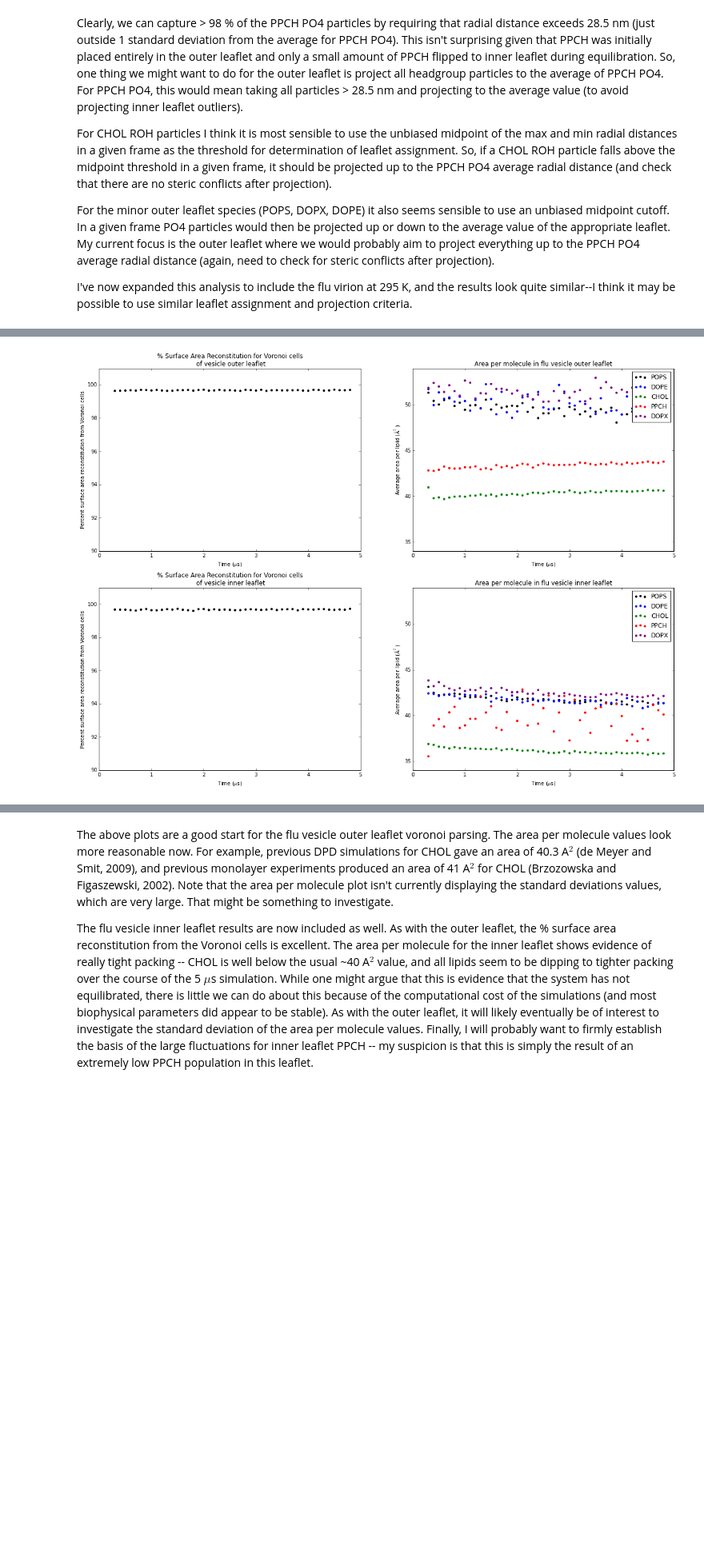
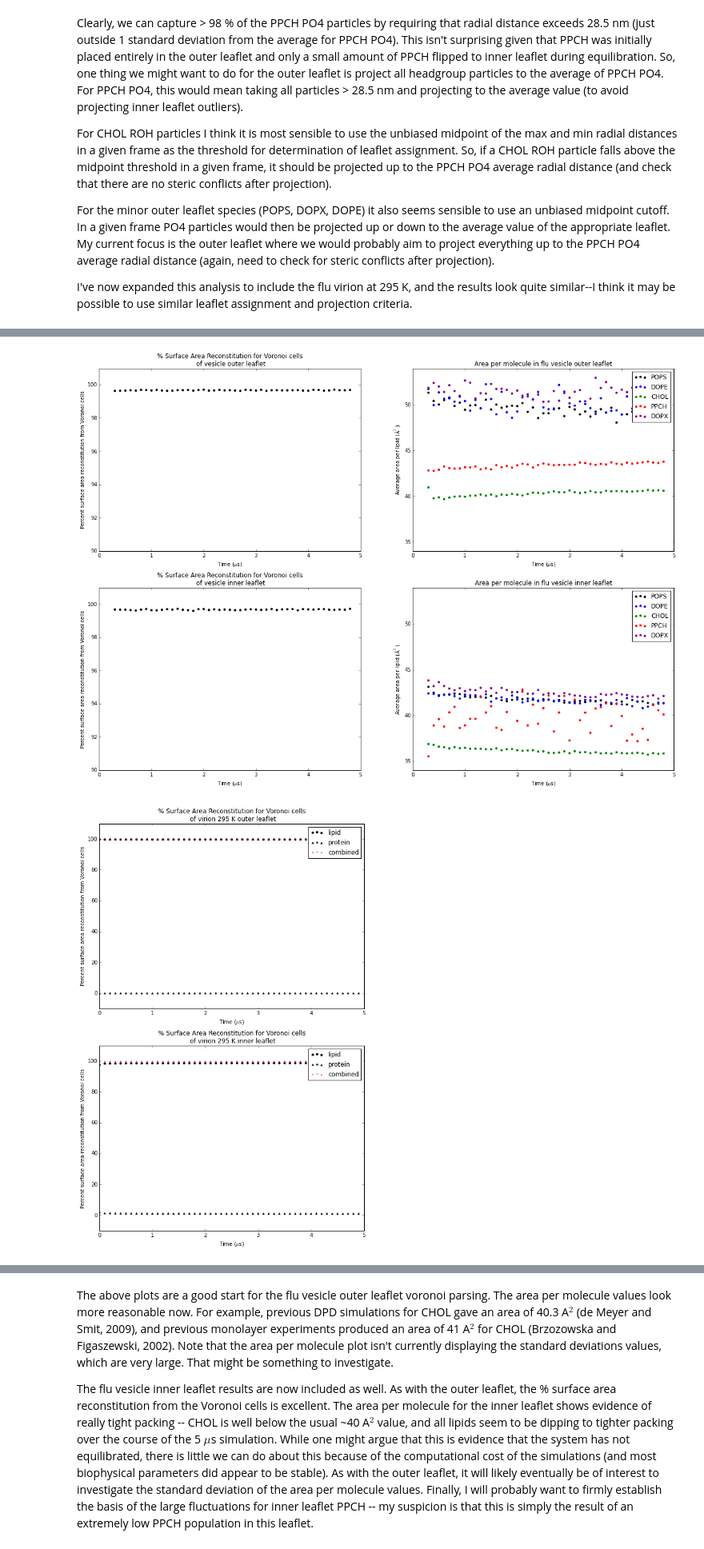
Before and after one commit to tylerjereddy/viral_voronoi_analysis, a Jupyter notebook: spherical_Voronoi_virus_analysis.ipynb, the cells around one changed output, grey strips where cells are left out. Shown at 80% size. Drawn from its saved outputs; the diff is of its cells as text; code cells hidden in the pictures; blank space fills up the shorter version.

```diff
--- a/spherical_Voronoi_virus_analysis.ipynb
+++ b/spherical_Voronoi_virus_analysis.ipynb
@@ -609,6 +628,7 @@ for ts in flu_vesicle_trajectory[3000::1000]: #every 1000th frame (roughly every
 #12/27 6:54 pm;     8  115.030   14.379  692.901   86.613 voronoi_utility.py:391(voronoi_region_vertices_spherical_surface)
 # %%
 #start plotting test vesicle outer leaflet voronoi analysis results from above (now working to add inner leaflet results as well)
+#now working to add plots for preliminary sim35 Voronoi parsing results
 
 fig2 = plt.figure()
 ax = fig2.add_subplot('221')
@@ -641,30 +661,66 @@ for residue_name, subdictionary in dictionary_headgroup_data.iteritems():
     #ax2.fill_between(array_frame_numbers,array_voronoi_cell_areas-array_voronoi_cell_std_dev,array_voronoi_cell_areas+array_voronoi_cell_std_dev,color=color,alpha=0.2)
     index += 1
 ax2.legend()
 ax2.set_ylabel('Average area per lipid ($\AA^2$)')
 ax2.set_xlim(0,5)
 ax2.set_xlabel('Time ($\mu$s)')
 ax2.set_title('Area per molecule in flu vesicle outer leaflet')
 ax2.set_ylim(34,54)
 
 ax4 = fig2.add_subplot('224')
 index = 0
 for residue_name, subdictionary in dictionary_headgroup_data.iteritems():
     color = color_list[index]
     array_voronoi_cell_areas = numpy.array(subdictionary['voronoi_cell_avg_values_list_inner_leaflet'])
     array_voronoi_cell_std_dev = numpy.array(subdictionary['voronoi_cell_std_values_list_inner_leaflet'])
     ax4.scatter(array_time_values,array_voronoi_cell_areas,label=residue_name,edgecolor='None',color=color)
     #ax2.fill_between(array_frame_numbers,array_voronoi_cell_areas-array_voronoi_cell_std_dev,array_voronoi_cell_areas+array_voronoi_cell_std_dev,color=color,alpha=0.2)
     index += 1
 ax4.legend()
 ax4.set_ylabel('Average area per lipid ($\AA^2$)')
 ax4.set_xlim(0,5)
 ax4.set_xlabel('Time ($\mu$s)')
 ax4.set_title('Area per molecule in flu vesicle inner leaflet')
 ax4.set_ylim(34,54)
 
 
 
 fig2.set_size_inches(20,14)
+
+fig_sim35_preliminary = plt.figure()
+sim35_ax_1 = fig_sim35_preliminary.add_subplot('221')
+sim35_array_time_values = numpy.array(sim35_list_frame_numbers) / 10000. #microseconds
+sim35_array_percent_surface_area_reconstitution_lipid_outer_leaflet = numpy.array(sim35_list_percent_surface_area_reconstitution_from_lipids_only)
+sim35_array_percent_surface_area_reconstitution_lipid_inner_leaflet = numpy.array(sim35_list_percent_surface_area_reconstitution_from_lipids_only_inner_leaflet)
+sim35_array_percent_surface_area_reconstitution_protein_outer_leaflet = numpy.array(sim35_list_percent_surface_area_reconstitution_from_proteins_only)
+sim35_array_percent_surface_area_reconstitution_protein_inner_leaflet = numpy.array(sim35_list_percent_surface_area_reconstitution_from_proteins_only_inner_leaflet)
+sim35_combined_percent_reconstitution_array_outer_leaflet = sim35_array_percent_surface_area_reconstitution_lipid_outer_leaflet + sim35_array_percent_surface_area_reconstitution_protein_outer_leaflet
+sim35_combined_percent_reconstitution_array_inner_leaflet = sim35_array_percent_surface_area_reconstitution_lipid_inner_leaflet + sim35_array_percent_surface_area_reconstitution_protein_inner_leaflet
+
+
+
+sim35_ax_1.scatter(sim35_array_time_values,sim35_array_percent_surface_area_reconstitution_lipid_outer_leaflet,c='black',edgecolor='None',label='lipid',marker='o')
+sim35_ax_1.scatter(sim35_array_time_values,sim35_array_percent_surface_area_reconstitution_protein_outer_leaflet,c='black',edgecolor='None',label='protein',marker='^')
+sim35_ax_1.scatter(sim35_array_time_values,sim35_combined_percent_reconstitution_array_outer_leaflet,c='red',edgecolor='None',label='combined',marker='.')
+sim35_ax_1.set_ylim(-10,110)
+sim35_ax_1.set_xlim(0,5)
+sim35_ax_1.set_ylabel('Percent surface area reconstitution from Voronoi cells')
+sim35_ax_1.set_xlabel('Time ($\mu$s)')
+sim35_ax_1.legend()
+sim35_ax_1.set_title('% Surface Area Reconstitution for Voronoi cells\n of virion 295 K outer leaflet')
+
+sim35_ax_3 = fig_sim35_preliminary.add_subplot('223')
+sim35_ax_3.scatter(sim35_array_time_values,sim35_array_percent_surface_area_reconstitution_lipid_inner_leaflet,c='black',edgecolor='None',label='lipid',marker='o')
+sim35_ax_3.scatter(sim35_array_time_values,sim35_array_percent_surface_area_reconstitution_protein_inner_leaflet,c='black',edgecolor='None',label='protein',marker='^')
+sim35_ax_3.scatter(sim35_array_time_values,sim35_combined_percent_reconstitution_array_inner_leaflet,c='red',edgecolor='None',label='combined',marker='.')
+sim35_ax_3.set_ylim(-10,110)
+sim35_ax_3.set_xlim(0,5)
+sim35_ax_3.set_ylabel('Percent surface area reconstitution from Voronoi cells')
+sim35_ax_3.set_xlabel('Time ($\mu$s)')
+sim35_ax_3.legend()
+sim35_ax_3.set_title('% Surface Area Reconstitution for Voronoi cells\n of virion 295 K inner leaflet')
+
+fig_sim35_preliminary.set_size_inches(20,14)
 # %% [output]
 [figure]
+[figure, added]
```
Also changed, not shown: parts of 3 cells of this notebook.
